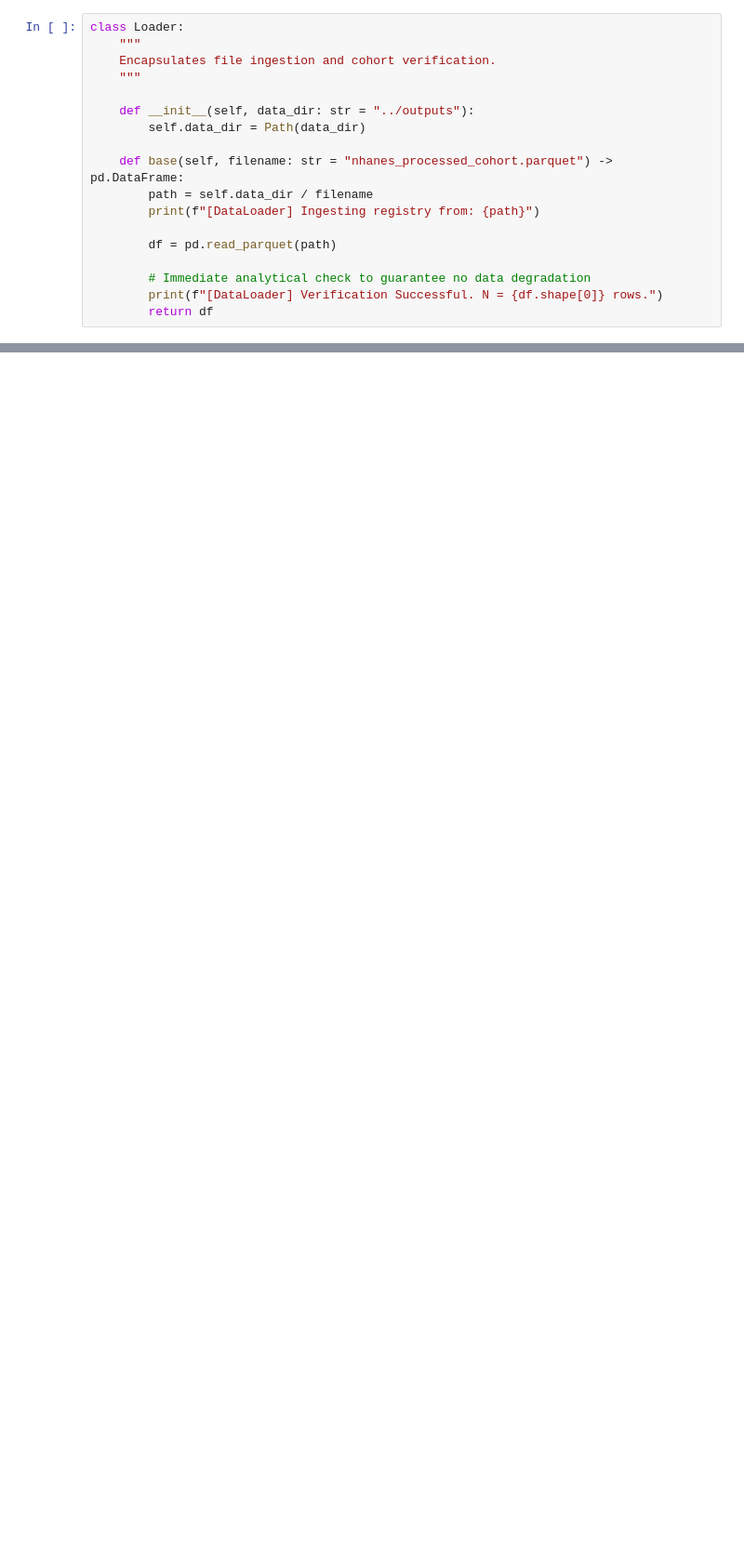
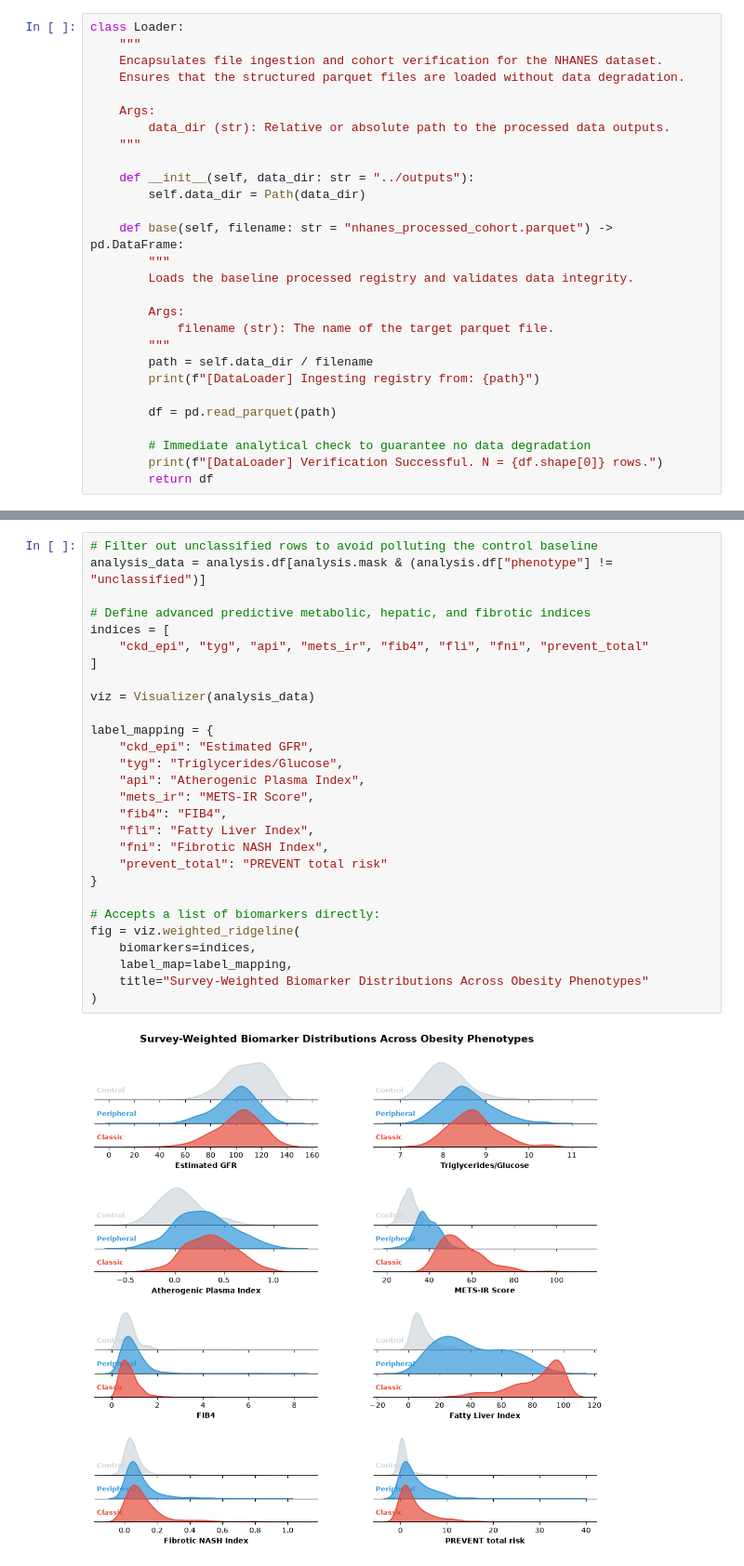
Before and after one commit to enaromd/clinical-obesity, a Jupyter notebook: notebooks/03_analysis.ipynb, the cells around one changed output, grey strips where cells are left out. Shown at 93% size. Saved outputs shown, nothing was run; the diff lists cells and outputs as text; blank space fills up the shorter version.

Commit message:
03_analysis.ipynb initialization

```diff
--- a/notebooks/03_analysis.ipynb
+++ b/notebooks/03_analysis.ipynb
@@ -14,13 +45,23 @@ from pathlib import Path
 # %%
 class Loader:
     """
-    Encapsulates file ingestion and cohort verification.
+    Encapsulates file ingestion and cohort verification for the NHANES dataset.
+    Ensures that the structured parquet files are loaded without data degradation.
+
+    Args:
+        data_dir (str): Relative or absolute path to the processed data outputs.
     """
 
     def __init__(self, data_dir: str = "../outputs"):
         self.data_dir = Path(data_dir)
 
     def base(self, filename: str = "nhanes_processed_cohort.parquet") -> pd.DataFrame:
+        """
+        Loads the baseline processed registry and validates data integrity.
+
+        Args:
+            filename (str): The name of the target parquet file.
+        """
         path = self.data_dir / filename
         print(f"[DataLoader] Ingesting registry from: {path}")
 
@@ -136,0 +1095,30 @@ Table_one = Calculator(df).table_one()
+# %%
+# Filter out unclassified rows to avoid polluting the control baseline
+analysis_data = analysis.df[analysis.mask & (analysis.df["phenotype"] != "unclassified")]
+
+# Define advanced predictive metabolic, hepatic, and fibrotic indices
+indices = [
+    "ckd_epi", "tyg", "api", "mets_ir", "fib4", "fli", "fni", "prevent_total"
+]
+
+viz = Visualizer(analysis_data)
+
+label_mapping = {
+    "ckd_epi": "Estimated GFR",
+    "tyg": "Triglycerides/Glucose",
+    "api": "Atherogenic Plasma Index",
+    "mets_ir": "METS-IR Score",
+    "fib4": "FIB4",
+    "fli": "Fatty Liver Index",
+    "fni": "Fibrotic NASH Index",
+    "prevent_total": "PREVENT total risk"
+}
+
+# Accepts a list of biomarkers directly:
+fig = viz.weighted_ridgeline(
+    biomarkers=indices,
+    label_map=label_mapping,
+    title="Survey-Weighted Biomarker Distributions Across Obesity Phenotypes"
+)
+# %% [output]
+[figure, added]
```
Also changed, not shown: parts of 33 cells of this notebook, 10 other files.
